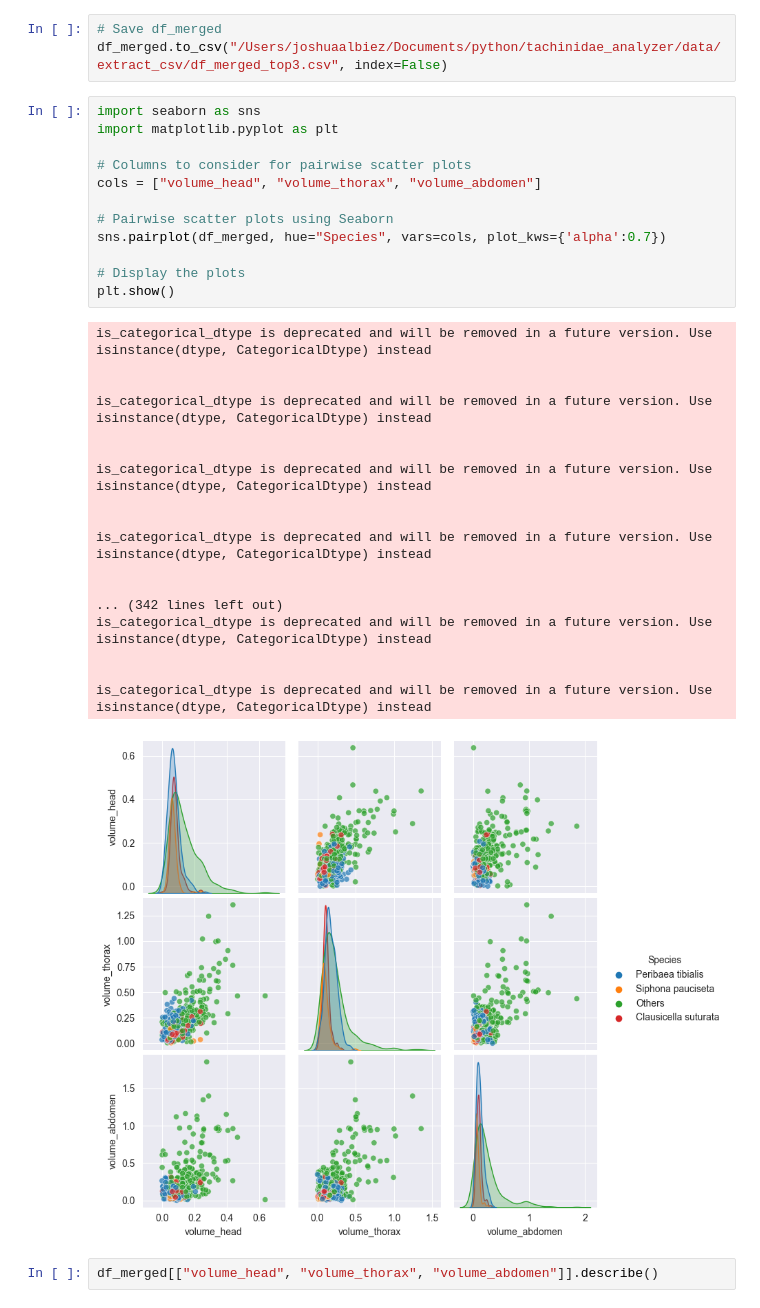
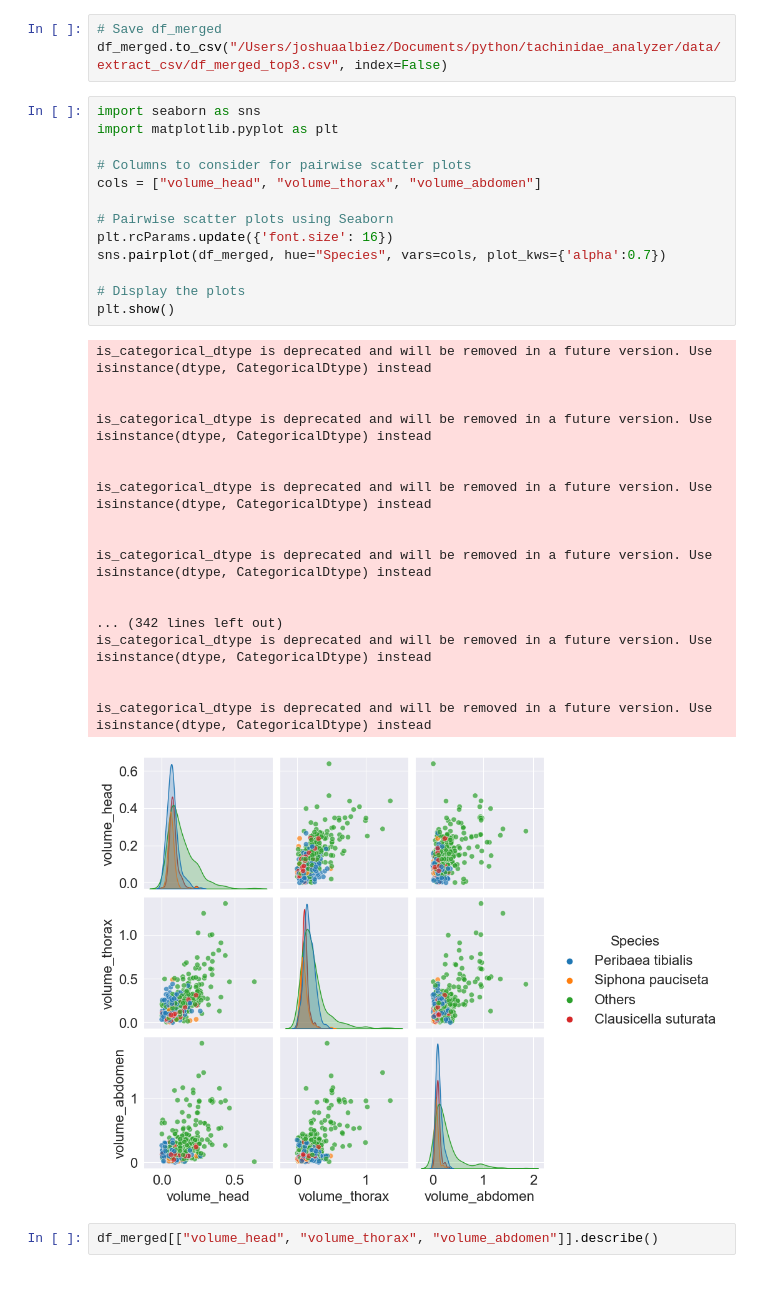
Before and after one commit to JoshAlb21/computer-vision-streamlit-app, a Jupyter notebook: playground/analyze_extracted_volumes.ipynb, the cells around one changed output. Cells and saved outputs as stored; diff of their text form.

```diff
--- a/playground/analyze_extracted_volumes.ipynb
+++ b/playground/analyze_extracted_volumes.ipynb
@@ -145,34 +138,35 @@ df_merged.to_csv("/Users/joshuaalbiez/Documents/python/tachinidae_analyzer/data/
 # %%
 import seaborn as sns
 import matplotlib.pyplot as plt
 
 # Columns to consider for pairwise scatter plots
 cols = ["volume_head", "volume_thorax", "volume_abdomen"]
 
 # Pairwise scatter plots using Seaborn
+plt.rcParams.update({'font.size': 16})
 sns.pairplot(df_merged, hue="Species", vars=cols, plot_kws={'alpha':0.7})
 
 # Display the plots
 plt.show()
 # %% [output]
 is_categorical_dtype is deprecated and will be removed in a future version. Use isinstance(dtype, CategoricalDtype) instead
 
 
 is_categorical_dtype is deprecated and will be removed in a future version. Use isinstance(dtype, CategoricalDtype) instead
 
 
 is_categorical_dtype is deprecated and will be removed in a future version. Use isinstance(dtype, CategoricalDtype) instead
 
 
 is_categorical_dtype is deprecated and will be removed in a future version. Use isinstance(dtype, CategoricalDtype) instead
 
 
 ... (342 lines left out)
 is_categorical_dtype is deprecated and will be removed in a future version. Use isinstance(dtype, CategoricalDtype) instead
 
 
 is_categorical_dtype is deprecated and will be removed in a future version. Use isinstance(dtype, CategoricalDtype) instead
-[figure, old version]
+[figure, new version]
 # %%
 df_merged[["volume_head", "volume_thorax", "volume_abdomen"]].describe()
 # %% [output]
```
Also changed, not shown: parts of 7 cells of this notebook, 10 other files.
